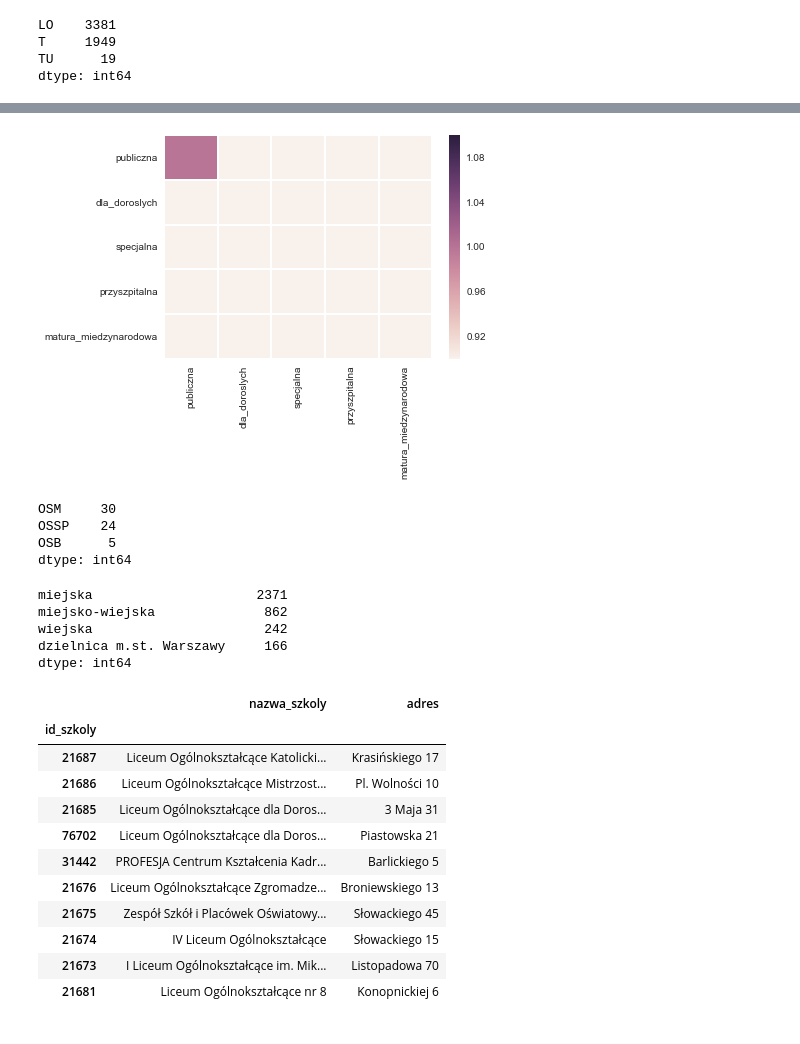
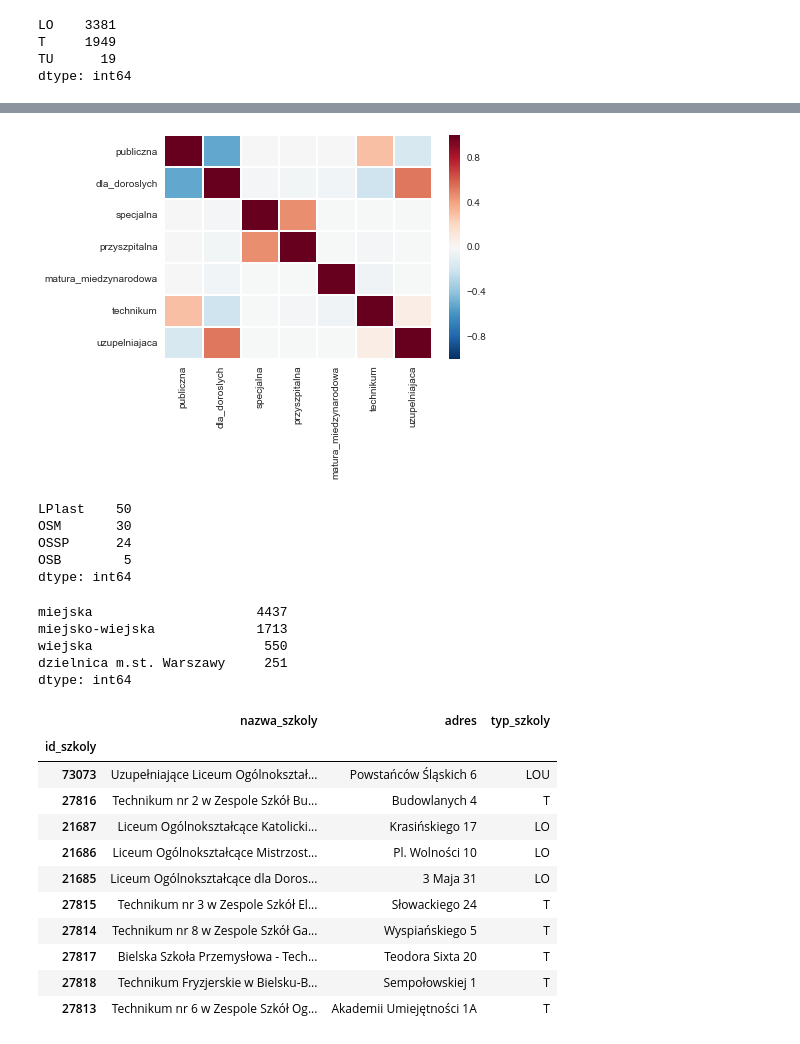
Before and after one commit to stared/delab-matury, a Jupyter notebook: eksploracje/szkoly.ipynb, the cells around one changed output, grey strips where cells are left out. Saved outputs shown, nothing was run; the diff lists cells and outputs as text; code cells hidden in the pictures.

Commit message:
eksploracja szkol wstepnie

```diff
--- a/eksploracje/szkoly.ipynb
+++ b/eksploracje/szkoly.ipynb
@@ -46,2 +46,0 @@ dtype: int64
-# %%
-szkoly['technikum'] =
@@ -63,0 +47,11 @@ dtype: float64
+# %%
+ponadpodstawowe = szkoly[szkoly.typ_szkoly.isin(['LO', 'LOU', 'T', 'TU', 'LP'])]
+# %%
+kol_binarne = ['publiczna', 'dla_doroslych', 'specjalna',
+               'przyszpitalna', 'matura_miedzynarodowa']
+
+binarne = ponadpodstawowe.loc[:, kol_binarne]
+binarne['technikum'] = ponadpodstawowe['typ_szkoly'].apply(lambda x: x[0] == "T")
+binarne['uzupelniajaca'] = ponadpodstawowe['typ_szkoly'].apply(lambda x: x[-1] == "U")
+
+binarne.mean()
@@ -64,37 +67,38 @@ dtype: float64
 # %%
-sns.heatmap(licea[kol_binarne].applymap(float).corr());
+sns.heatmap(binarne.applymap(float).corr());
 # %% [output]
-[figure, old version]
+[figure, new version]
 # %%
 # to nie jest zmienna binarna
-licea['artystyczna'].value_counts()
+ponadpodstawowe['artystyczna'].value_counts()
 # %% [output]
-OSM     30
-OSSP    24
-OSB      5
+LPlast    50
+OSM       30
+OSSP      24
+OSB        5
 dtype: int64
 # %%
-licea['rodzaj_gminy'].value_counts()
+ponadpodstawowe['rodzaj_gminy'].value_counts()
 # %% [output]
-miejska                     2371
-miejsko-wiejska              862
-wiejska                      242
-dzielnica m.st. Warszawy     166
+miejska                     4437
+miejsko-wiejska             1713
+wiejska                      550
+dzielnica m.st. Warszawy     251
 dtype: int64
 # %%
-licea.query("miejscowosc == 'Bielsko-Biała'")[['nazwa_szkoly', 'adres']].head(10)
+ponadpodstawowe.query("miejscowosc == 'Bielsko-Biała'")[['nazwa_szkoly', 'adres', 'typ_szkoly']].head(10)
 # %% [output]
-|  | nazwa_szkoly | adres |
-| id_szkoly |  |  |
-| 21687 | Liceum Ogólnokształcące Katolicki... | Krasińskiego 17 |
-| 21686 | Liceum Ogólnokształcące Mistrzost... | Pl. Wolności 10 |
-| 21685 | Liceum Ogólnokształcące dla Doros... | 3 Maja 31 |
-| 76702 | Liceum Ogólnokształcące dla Doros... | Piastowska 21 |
-| 31442 | PROFESJA Centrum Kształcenia Kadr... | Barlickiego 5 |
-| 21676 | Liceum Ogólnokształcące Zgromadze... | Broniewskiego 13 |
-| 21675 | Zespół Szkół i Placówek Oświatowy... | Słowackiego 45 |
-| 21674 | IV Liceum Ogólnokształcące | Słowackiego 15 |
-| 21673 | I Liceum Ogólnokształcące im. Mik... | Listopadowa 70 |
-| 21681 | Liceum Ogólnokształcące nr 8 | Konopnickiej 6 |
+|  | nazwa_szkoly | adres | typ_szkoly |
+| id_szkoly |  |  |  |
+| 73073 | Uzupełniające Liceum Ogólnokształ... | Powstańców Śląskich 6 | LOU |
+| 27816 | Technikum nr 2 w Zespole Szkół Bu... | Budowlanych 4 | T |
+| 21687 | Liceum Ogólnokształcące Katolicki... | Krasińskiego 17 | LO |
+| 21686 | Liceum Ogólnokształcące Mistrzost... | Pl. Wolności 10 | LO |
+| 21685 | Liceum Ogólnokształcące dla Doros... | 3 Maja 31 | LO |
+| 27815 | Technikum nr 3 w Zespole Szkół El... | Słowackiego 24 | T |
+| 27814 | Technikum nr 8 w Zespole Szkół Ga... | Wyspiańskiego 5 | T |
+| 27817 | Bielska Szkoła Przemysłowa - Tech... | Teodora Sixta 20 | T |
+| 27818 | Technikum Fryzjerskie w Bielsku-B... | Sempołowskiej 1 | T |
+| 27813 | Technikum nr 6 w Zespole Szkół Og... | Akademii Umiejętności 1A | T |
 # %%
 # uwaga, V LO w BB ma stary adres!
```
Also changed, not shown: parts of 17 cells of this notebook.
